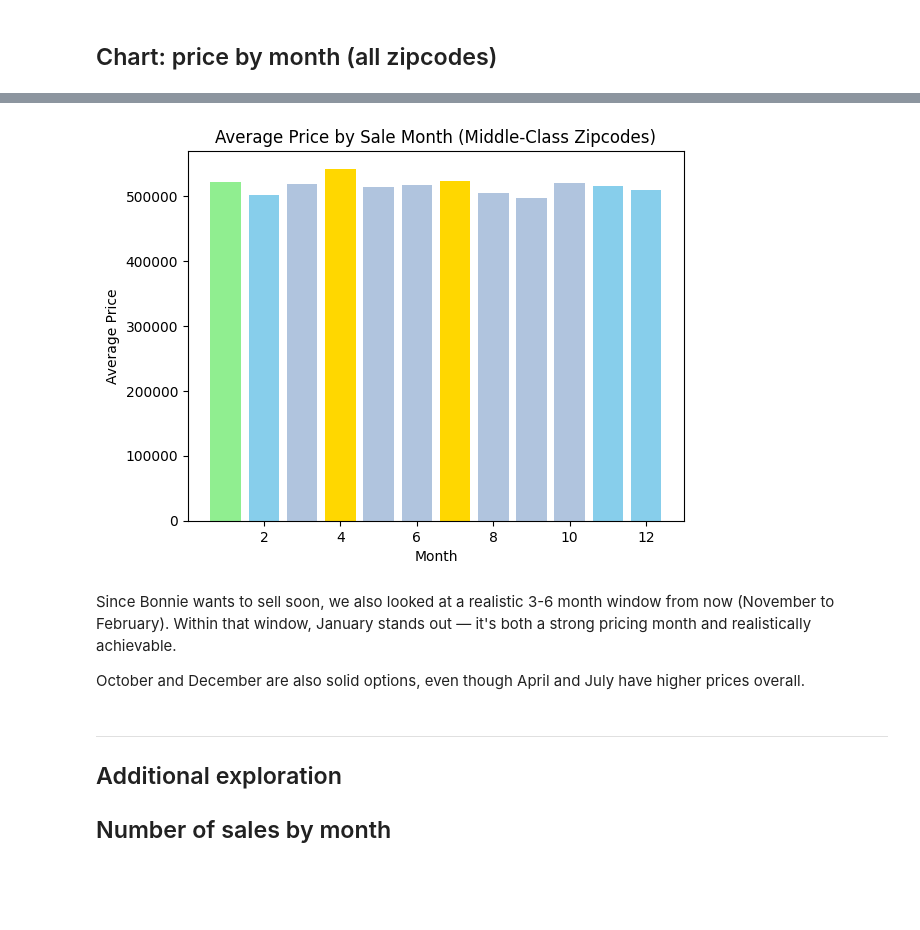
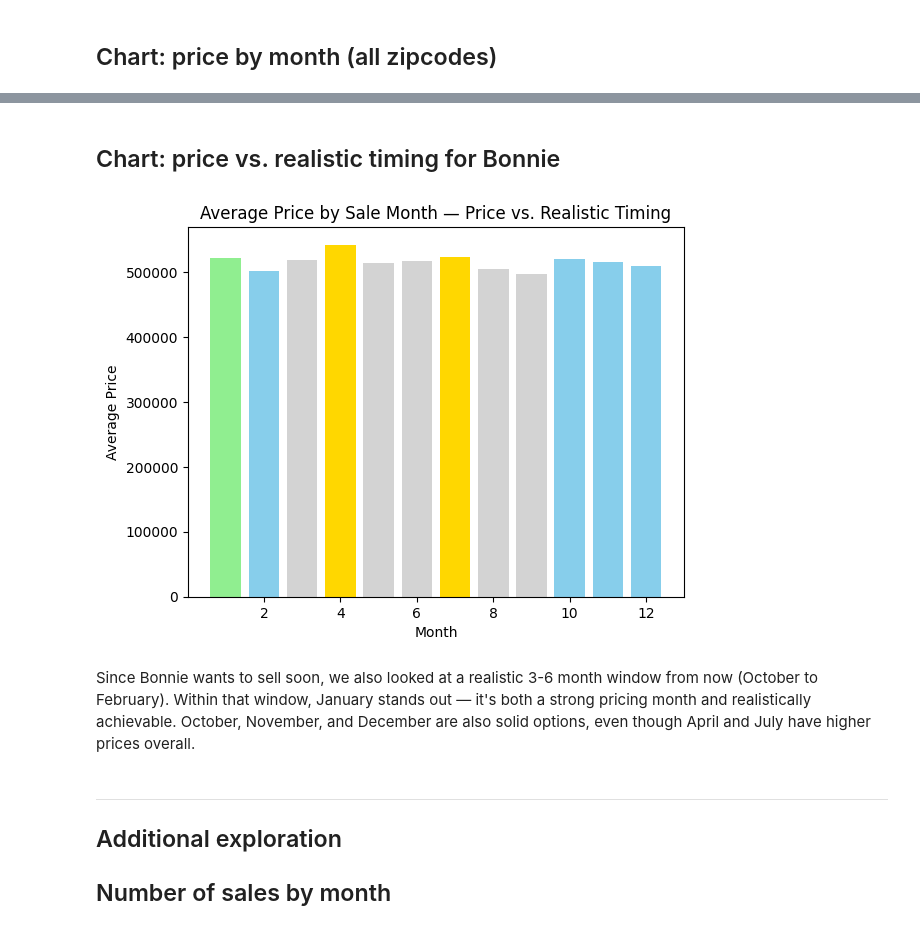
Before and after one commit to 1com/ds-eda-project, a Jupyter notebook: hypothesis_1.ipynb, the cells around one changed output, grey strips where cells are left out. Saved outputs shown, nothing was run; the diff lists cells and outputs as text; code cells hidden in the pictures; blank space fills up the shorter version.

Commit message:
Fix chart titles, recover all-zipcodes chart, update colors

```diff
--- a/hypothesis_1.ipynb
+++ b/hypothesis_1.ipynb
@@ -119,40 +133,41 @@ plt.show()
+# %% [markdown]
+## Chart: price vs. realistic timing for Bonnie
 # %%
-highlight_colour = "#FFD700"      # amarillo - top 3 del año
-range_colour = "#87CEEB"          # celeste - dentro del rango de Bonnie
-overlap_colour = "#90EE90"        # verde - top 3 Y dentro del rango
-default_colour = "#B0C4DE"        # gris - el resto
+highlight_colour = "#FFD700"
+default_colour = "#D3D3D3"
+range_colour = "#87CEEB"
+overlap_colour = "#90EE90"
 
 top_3_months = [4, 7, 1]
-bonnie_range = [11, 12, 1, 2]
+bonnie_range = [10, 11, 12, 1, 2]
 
 def get_colour(month):
     if month in top_3_months and month in bonnie_range:
         return overlap_colour
     elif month in top_3_months:
         return highlight_colour
     elif month in bonnie_range:
         return range_colour
     else:
         return default_colour
 
 bar_colours = [get_colour(month) for month in avg_price_by_month_middle.sort_index().index]
 
 fig, ax = plt.subplots()
 ax.bar(avg_price_by_month_middle.sort_index().index, avg_price_by_month_middle.sort_index().values, color=bar_colours)
-ax.set_title("Average Price by Sale Month (Middle-Class Zipcodes)")
+ax.set_title("Average Price by Sale Month — Price vs. Realistic Timing")
 ax.set_xlabel("Month")
 ax.set_ylabel("Average Price")
 plt.show()
 # %% [output]
-[figure, old version]
+[figure, new version]
 # %% [markdown]
 Since Bonnie wants to sell soon, we also looked at a realistic 3-6 month
-window from now (November to February). Within that window, January
+window from now (October to February). Within that window, January
 stands out — it's both a strong pricing month and realistically
 achievable.
-
-October and December are also solid options, even though
-April and July have higher prices overall.
+October, November, and December are also solid options,
+even though April and July have higher prices overall.
 # %% [markdown]
 ---
 ## Additional exploration
```
Also changed, not shown: parts of 3 cells of this notebook.
